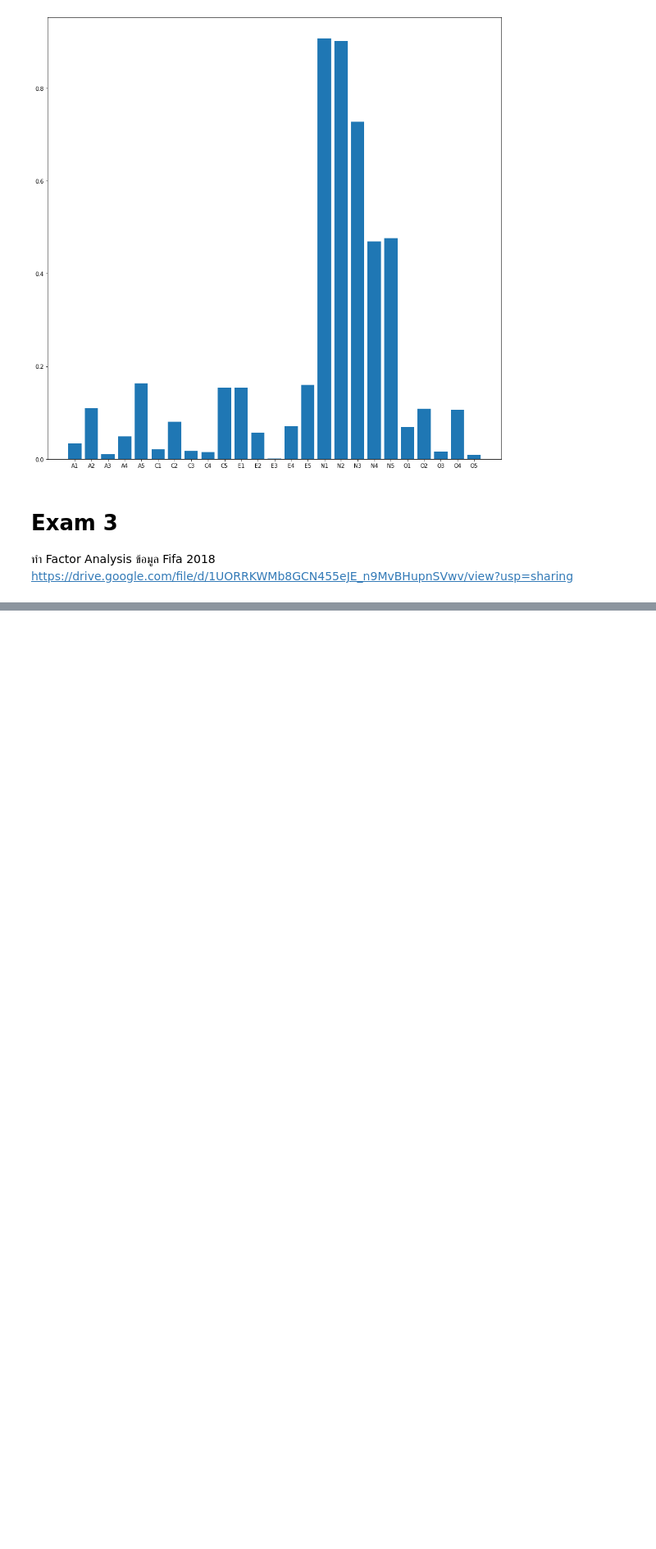
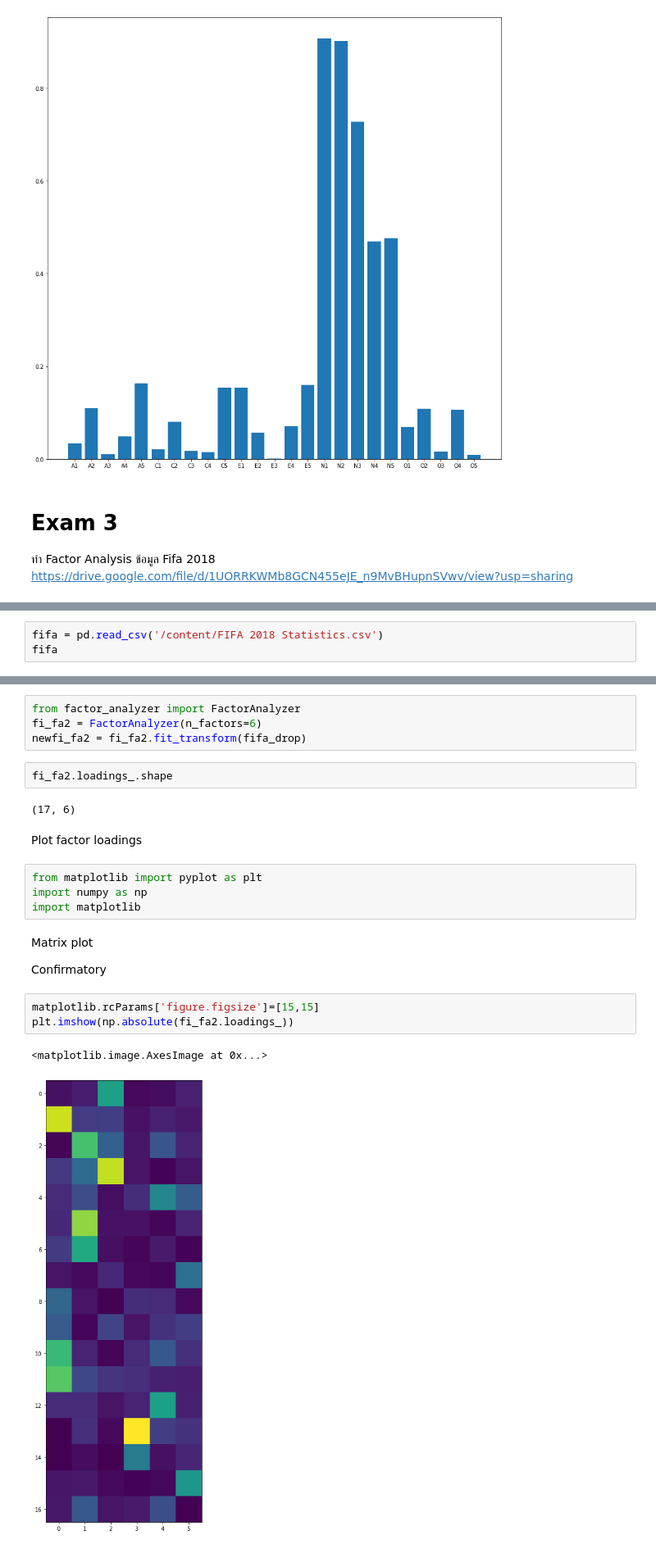
Before and after one commit to moneypitak/multivariate, a Jupyter notebook: Chapter_5_Factor_Analysis.ipynb, the cells around one changed output, grey strips where cells are left out. Shown at 82% size. Drawn from its saved outputs; the diff is of its cells as text; blank space fills up the shorter version.

```diff
--- a/Chapter_5_Factor_Analysis.ipynb
+++ b/Chapter_5_Factor_Analysis.ipynb
@@ -199,0 +202,3 @@ plt.bar(range(25),np.absolute(fa2.loadings_[:,0]),tick_label=bfi_data_dropped.co
+# %%
+fifa = pd.read_csv('/content/FIFA 2018 Statistics.csv')
+fifa
@@ -199,0 +347,25 @@ plt.bar(range(25),np.absolute(fa2.loadings_[:,0]),tick_label=bfi_data_dropped.co
+# %%
+from factor_analyzer import FactorAnalyzer
+fi_fa2 = FactorAnalyzer(n_factors=6)
+newfi_fa2 = fi_fa2.fit_transform(fifa_drop)
+# %%
+fi_fa2.loadings_.shape
+# %% [output]
+(17, 6)
+# %% [markdown]
+
+Plot factor loadings
+# %%
+from matplotlib import pyplot as plt
+import numpy as np
+import matplotlib
+# %% [markdown]
+Matrix plot
+
+Confirmatory
+# %%
+matplotlib.rcParams['figure.figsize']=[15,15]
+plt.imshow(np.absolute(fi_fa2.loadings_))
+# %% [output]
+<matplotlib.image.AxesImage at 0x...>
+[figure, added]
```
Also changed, not shown: parts of 32 cells of this notebook.
